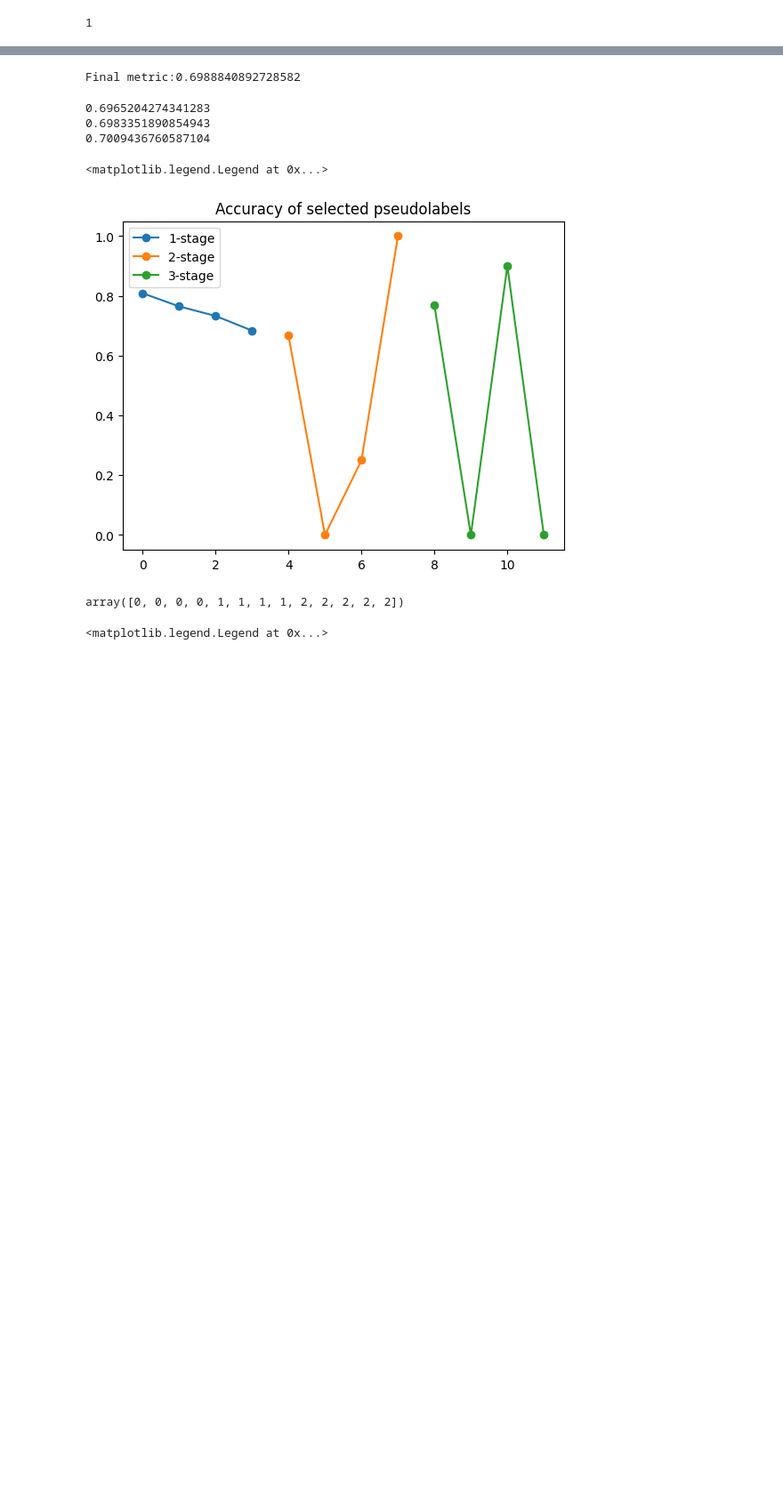
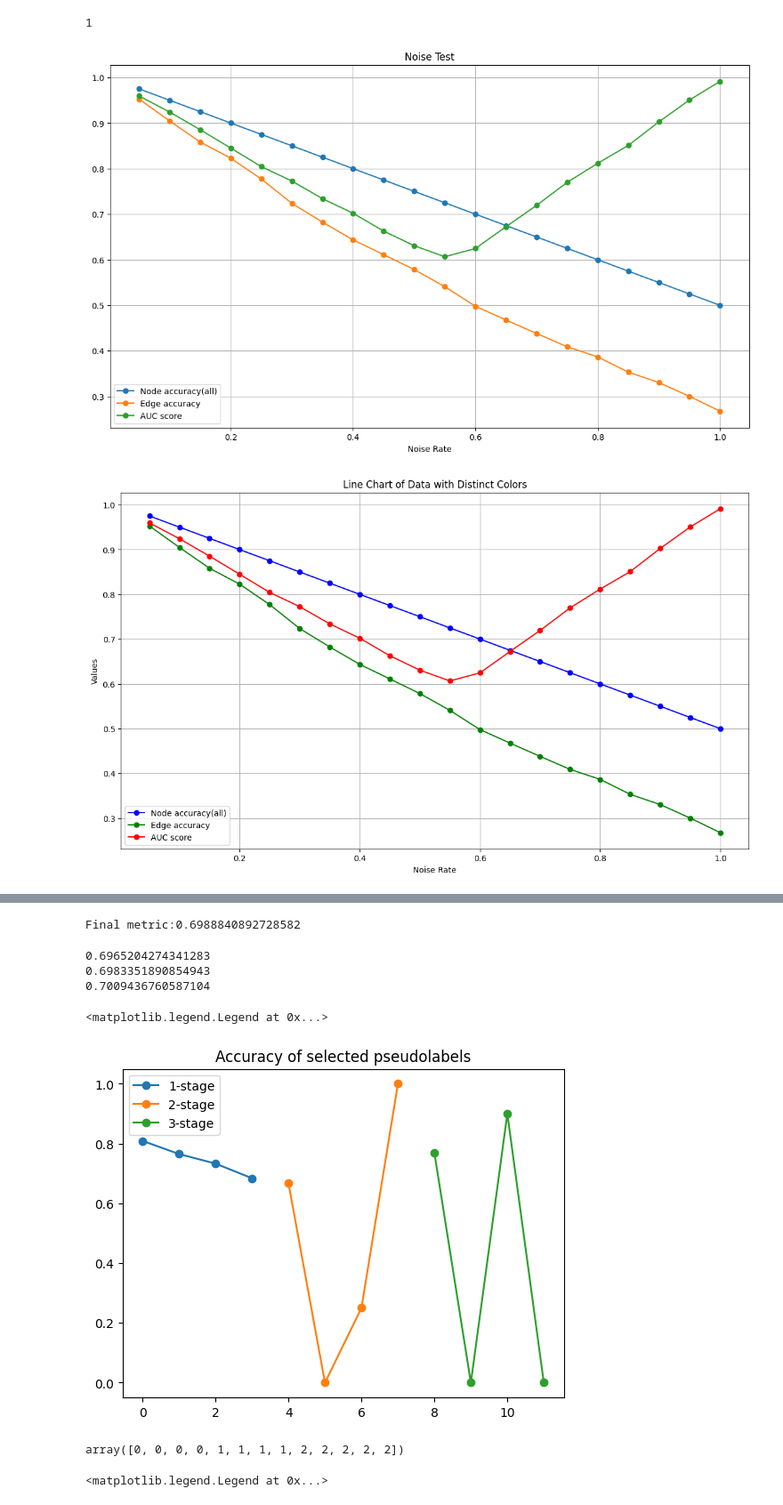
Before and after one commit to Fuyao233/Graph_pseudo_labeling, a Jupyter notebook: data_visualization.ipynb, the cells around one changed output, grey strips where cells are left out. Shown at 89% size. Drawn from its saved outputs; the diff is of its cells as text; code cells hidden in the pictures; blank space fills up the shorter version.

```diff
--- a/data_visualization.ipynb
+++ b/data_visualization.ipynb
@@ -34,3 +72,61 @@ fig, ax1 = plt.subplots()
 lines.append(ax1.plot(np.arange(len(loss_list)), val_acc_list, label='val_acc')[0])
 lines.append(ax1.plot(np.arange(len(acc_list)), acc_list, label='accuracy')[0])
 ax1.legend()
+# %%
+import matplotlib.pyplot as plt
+import pandas as pd
+
+# Provided data
+data = {
+    "noise_rate": [0.05, 0.1, 0.15, 0.2, 0.25, 0.3, 0.35, 0.4, 0.45, 0.5, 0.55, 0.6, 0.65, 0.7, 0.75, 0.8, 0.85, 0.9, 0.95, 1.0],
+    # "node_labels_pseudo_acc": [0.7829670310020447] * 20,
+    "Node accuracy(all)": [0.9750474095344543, 0.9499894976615906, 0.9250368475914001, 0.8999789357185364, 0.8750263452529907,
+                                            0.849968433380127, 0.8250158429145813, 0.7999579310417175, 0.7750052809715271, 0.7500526905059814,
+                                            0.7249947786331177, 0.7000421285629272, 0.6749842166900635, 0.6500316262245178, 0.624973714351654,
+                                            0.6000210642814636, 0.5749631524085999, 0.5500105619430542, 0.5249526500701904, 0.5],
+    "Edge accuracy": [0.9526439905166626, 0.9046480655670166, 0.8582585453987122, 0.8228394985198975, 0.7771291136741638,
+                 0.7236283421516418, 0.6824889779090881, 0.6436482071876526, 0.6111024022102356, 0.5784390568733215,
+                 0.5408520102500916, 0.4979887306690216, 0.4677480459213257, 0.43813422322273254, 0.40909504890441895,
+                 0.3867230713367462, 0.3533283770084381, 0.330466628074646, 0.30020633339881897, 0.2677127718925476],
+    "AUC score": [0.9594590770440627, 0.924192145461478, 0.8853119116841026, 0.8449847186807425, 0.8043484736553632,
+                              0.7725980327907919, 0.7340093504992493, 0.7020213491647405, 0.6629091401949336, 0.6306671949098015,
+                              0.6065823612468126, 0.624708820866001, 0.672411186640612, 0.7193074106951363, 0.7698053940376045,
+                              0.8117255081857826, 0.850787449658032, 0.902612494936015, 0.9506142315849677, 0.9913253193289326]
+}
+
+# Convert to DataFrame
+df = pd.DataFrame(data)
+
+# Plotting the data using line plots
+plt.figure(figsize=(14, 8))
+
+# Loop through the columns to plot them, except the first one which is for the x-axis
+for column in df.columns[1:]:
+    plt.plot(df["noise_rate"], df[column], marker='o', label=column)
+
+plt.title('Noise Test')
+plt.xlabel('Noise Rate')
+plt.ylabel('')
+plt.legend()
+plt.grid(True)
+plt.show()
+
+
+# Plotting the data with distinct colors for each line
+colors = ['blue', 'green', 'red', 'purple']  # Colors for the lines
+
+plt.figure(figsize=(14, 8))
+
+# Loop through the columns to plot them with different colors, except the first one which is for the x-axis
+for i, column in enumerate(df.columns[1:]):
+    plt.plot(df["noise_rate"], df[column], marker='o', color=colors[i], label=column)
+
+plt.title('Line Chart of Data with Distinct Colors')
+plt.xlabel('Noise Rate')
+plt.ylabel('Values')
+plt.legend()
+plt.grid(True)
+plt.show()
+# %% [output]
+[figure, added]
+[figure, added]
```
Also changed, not shown: parts of 2 cells of this notebook, 28 other files.
